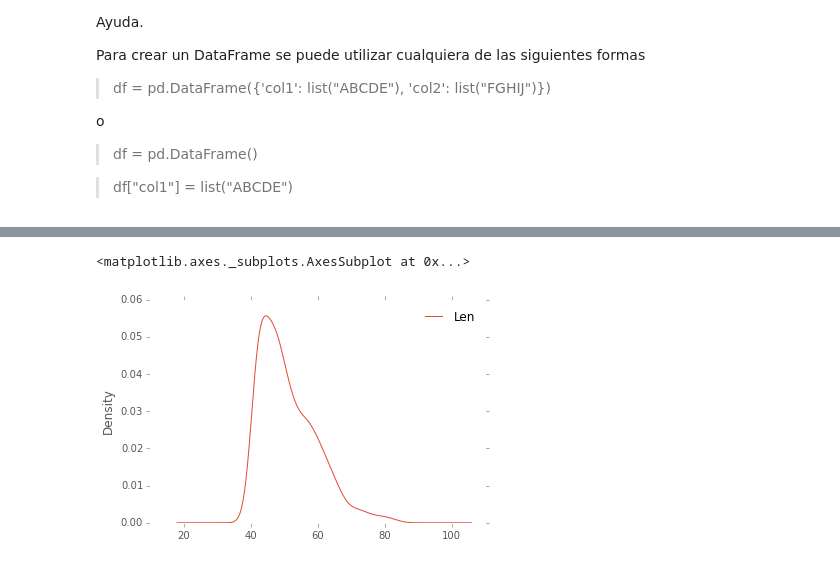
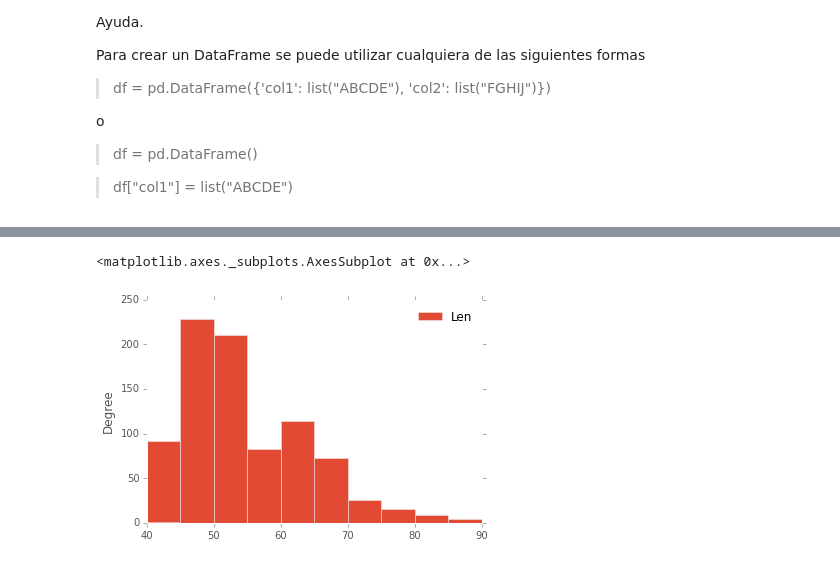
Before and after one commit to andres-aguilar/clases_python, a Jupyter notebook: Clase3.ipynb, the cells around one changed output, grey strips where cells are left out. Drawn from its saved outputs; the diff is of its cells as text; code cells hidden in the pictures.

```diff
--- a/Clase3.ipynb
+++ b/Clase3.ipynb
@@ -265,5 +271,5 @@ df2.describe()
 # %%
-df2.plot(kind="density")
+df2.plot(kind="hist")
 # %% [output]
 <matplotlib.axes._subplots.AxesSubplot at 0x...>
-[figure, old version]
+[figure, new version]
```
Also changed, not shown: parts of 12 cells of this notebook.
